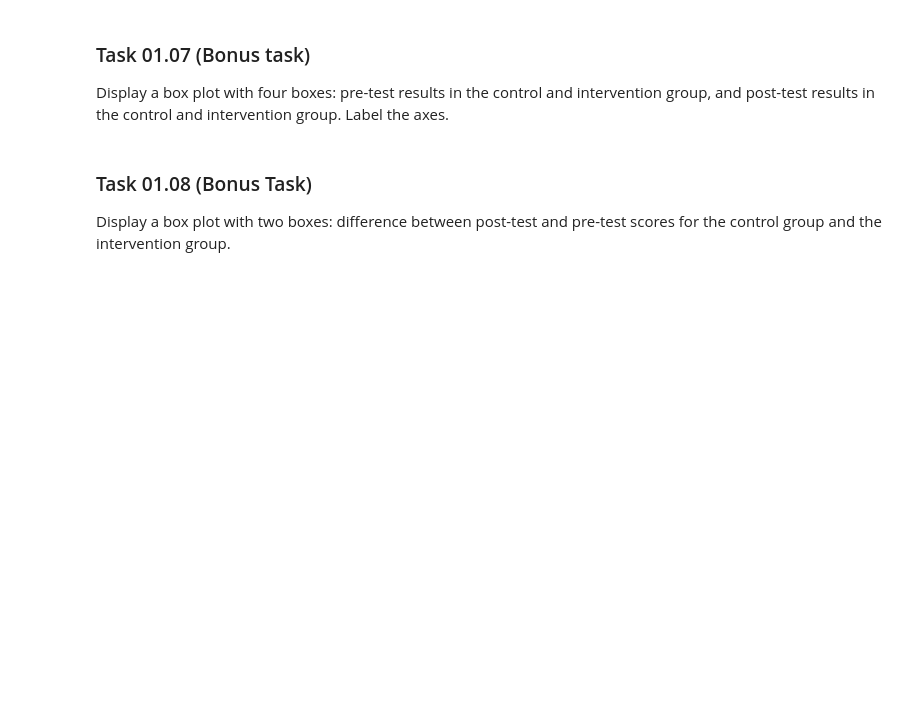
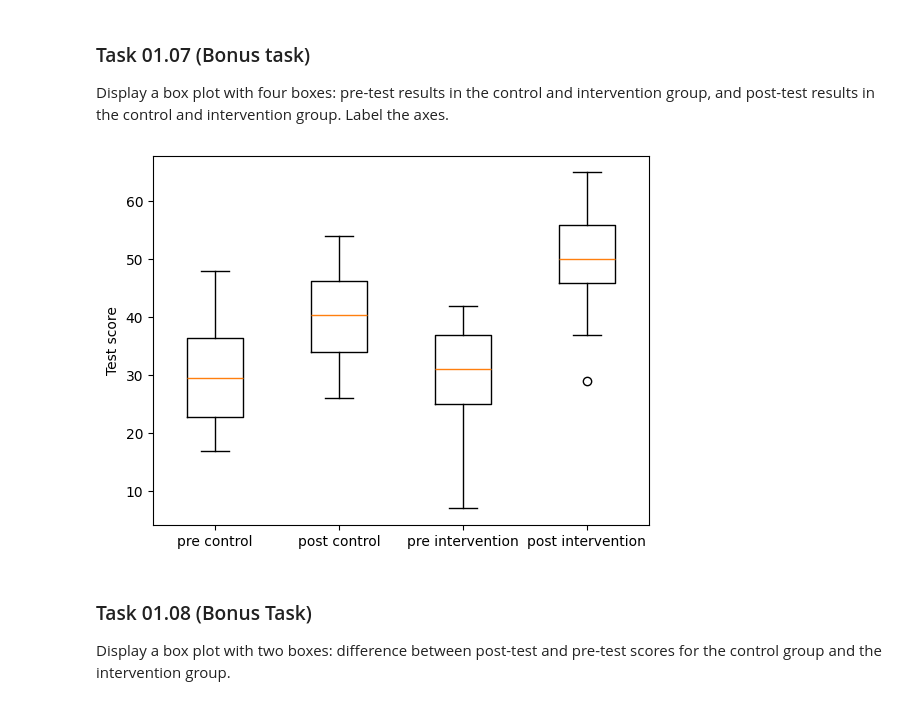
Before and after one commit to bhunecke/data-mining, a Jupyter notebook: sheet01/sheet01.ipynb, the cells around one changed output. Saved outputs shown, nothing was run; the diff lists cells and outputs as text; code cells hidden in the pictures; blank space fills up the shorter version.

```diff
--- a/sheet01/sheet01.ipynb
+++ b/sheet01/sheet01.ipynb
@@ -268,6 +277,29 @@ Yes, I think the score difference is significantly higher in the intervention gr
 ### Task 01.07 (Bonus task)
 
 Display a box plot with four boxes: pre-test results in the control and intervention group, and post-test results in the control and intervention group. Label the axes.
+# %%
+pre_control_values = []
+post_control_values = []
+pre_intervention_values = []
+post_intervention_values = []
+
+for i in new_X:
+    if i[1] == 0:
+        pre_control_values.append(i[2])
+        post_control_values.append(i[3])
+    else:
+        pre_intervention_values.append(i[2])
+        post_intervention_values.append(i[3])
+
+all_values = [pre_control_values, post_control_values, pre_intervention_values, post_intervention_values]
+
+plt.boxplot(all_values)
+
+plt.xticks([1,2,3,4], ["pre control", "post control", "pre intervention", "post intervention"])
+plt.ylabel("Test score")
+plt.show()
+# %% [output]
+[figure, added]
 # %% [markdown]
 ### Task 01.08 (Bonus Task)
 
```
Also changed, not shown: parts of 8 cells of this notebook.
